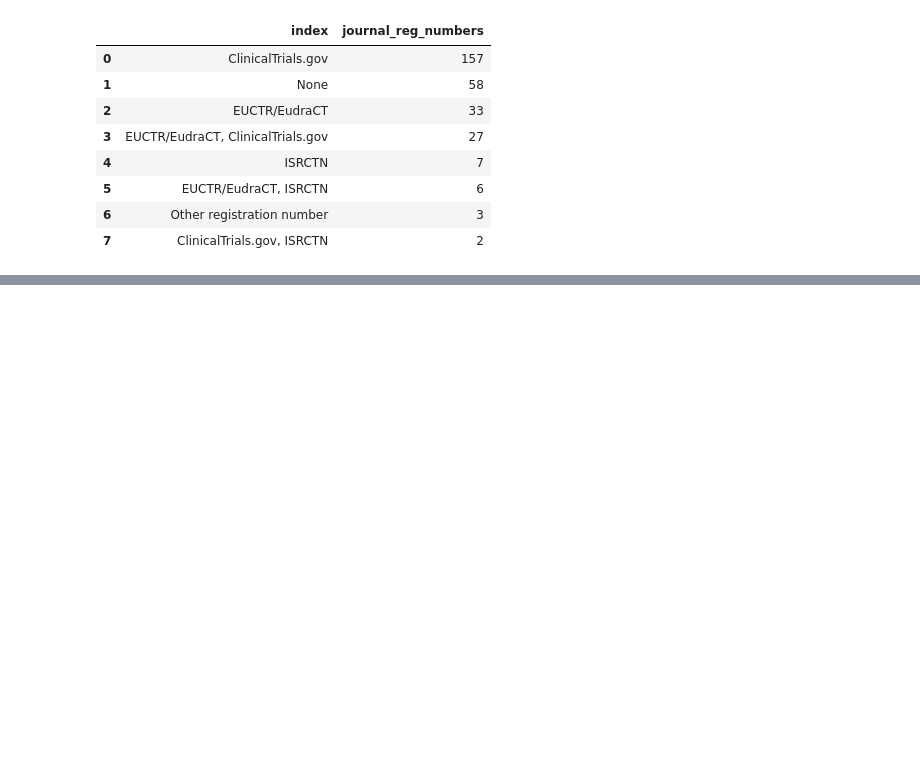
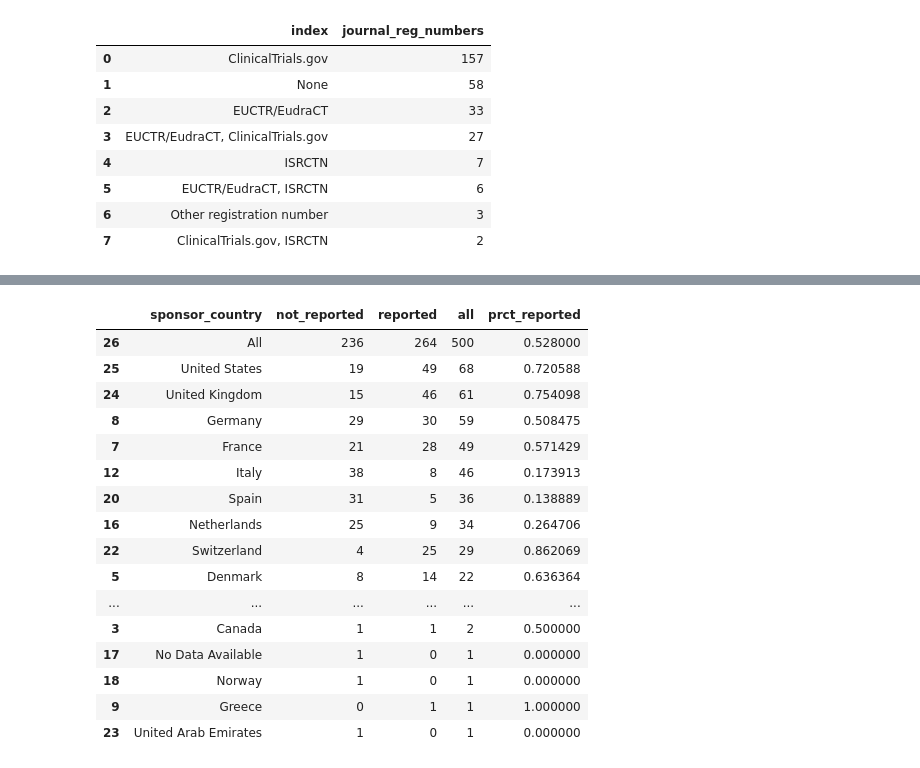
Before and after one commit to ebmdatalab/euctr_pub_search, a Jupyter notebook: notebooks/Anlysis.ipynb, the cells around one changed output, grey strips where cells are left out. Cells and saved outputs as stored; diff of their text form; code cells hidden in the pictures; blank space fills up the shorter version.

Commit message:
Finishing the initial analysis move-over
Moving all code and functions necessary for the full analysis. Now will start to update paper.

```diff
--- a/notebooks/Anlysis.ipynb
+++ b/notebooks/Anlysis.ipynb
@@ -841,0 +874,29 @@ reg_id_df[reg_id_df['index'].str.contains('ISRCTN')].journal_reg_numbers.sum()
+# %%
+#Creating the exploratory analysis dataset through merging a few different DFs
+#and aligning the columns for ease of use.
+
+exploratory_final = analysis_df[['euctr_id', 'euctr_results_inc', 'ctgov_results_inc', 'isrctn_results_inc',
+                                 'journal_results_inc', 'any_results_inc', 'nct_id', 'isrctn_id',
+                                 'journal_result']].merge(full_sample[['eudract_number',
+                                                                  'inferred']],
+                                                          how='left',
+                                                          left_on='euctr_id',
+                                                          right_on='eudract_number')
+
+exploratory_final = exploratory_final.merge(regression,
+                                            how='left',
+                                            left_on='euctr_id',
+                                            right_on='Trial ID').drop(['eudract_number',
+                                                                       'Timestamp',
+                                                                       'Notes',
+                                                                       'Trial ID'], axis=1)
+
+exploratory_final = exploratory_final.merge(other_reg_data,
+                                            how='left',
+                                            left_on='euctr_id',
+                                            right_on='trial_id').drop(['Unnamed: 0', 'trial_id'], axis=1)
+
+exploratory_final.columns = ['euctr_id', 'euctr_results_inc', 'ctgov_results_inc', 'isrctn_results_inc',
+                             'journal_results_inc', 'any_results_inc', 'nct_id', 'isrctn_id', 'journal_result',
+                             'inferred', 'trial_start_yr', 'enrollment', 'location', 'sponsor_status',
+                             'protocol_country', 'sponsor_country']
@@ -841,0 +1084,28 @@ reg_id_df[reg_id_df['index'].str.contains('ISRCTN')].journal_reg_numbers.sum()
+# %%
+spon_country = exploratory_final[['euctr_id', 'nct_id', 'isrctn_id', 'journal_result', 'euctr_results_inc',
+                                  'ctgov_results_inc', 'isrctn_results_inc', 'journal_results_inc',
+                                  'any_results_inc', 'sponsor_country']].reset_index(drop=True)
+# %%
+#First for the EUCTR
+spon_country_reporting = crosstab(spon_country, 'euctr_results_inc', 'sponsor_country').reset_index()
+spon_country_reporting.columns = ['sponsor_country', 'not_reported', 'reported', 'all']
+spon_country_reporting['prct_reported'] = spon_country_reporting.reported / spon_country_reporting['all']
+spon_country_reporting.sort_values(by='all', ascending=False)
+# %% [output]
+|  | sponsor_country | not_reported | reported | all | prct_reported |
+| 26 | All | 236 | 264 | 500 | 0.528000 |
+| 25 | United States | 19 | 49 | 68 | 0.720588 |
+| 24 | United Kingdom | 15 | 46 | 61 | 0.754098 |
+| 8 | Germany | 29 | 30 | 59 | 0.508475 |
+| 7 | France | 21 | 28 | 49 | 0.571429 |
+| 12 | Italy | 38 | 8 | 46 | 0.173913 |
+| 20 | Spain | 31 | 5 | 36 | 0.138889 |
+| 16 | Netherlands | 25 | 9 | 34 | 0.264706 |
+| 22 | Switzerland | 4 | 25 | 29 | 0.862069 |
+| 5 | Denmark | 8 | 14 | 22 | 0.636364 |
+| ... | ... | ... | ... | ... | ... |
+| 3 | Canada | 1 | 1 | 2 | 0.500000 |
+| 17 | No Data Available | 1 | 0 | 1 | 0.000000 |
+| 18 | Norway | 1 | 0 | 1 | 0.000000 |
+| 9 | Greece | 0 | 1 | 1 | 1.000000 |
+| 23 | United Arab Emirates | 1 | 0 | 1 | 0.000000 |
```
Also changed, not shown: parts of 29 cells of this notebook, 2 other files.
